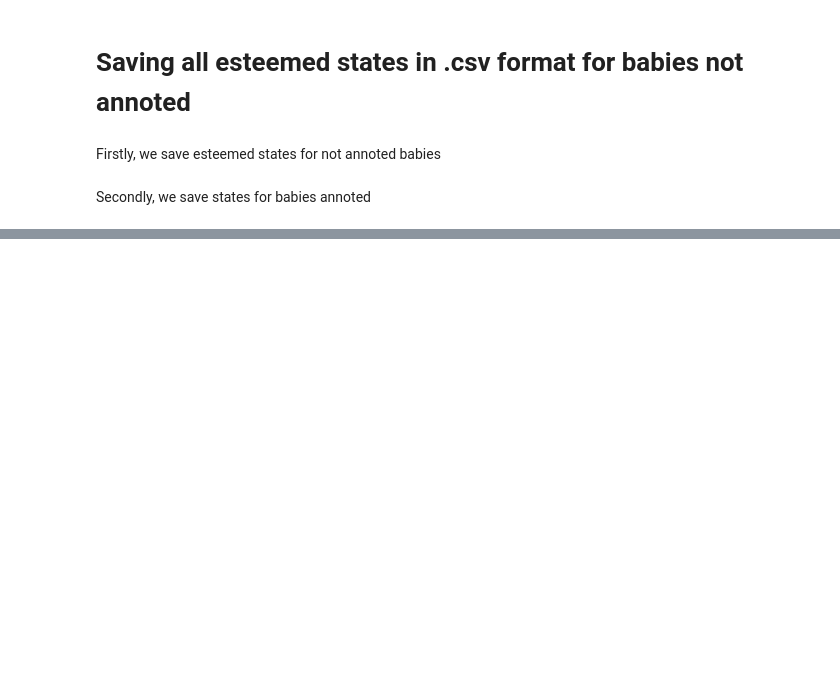
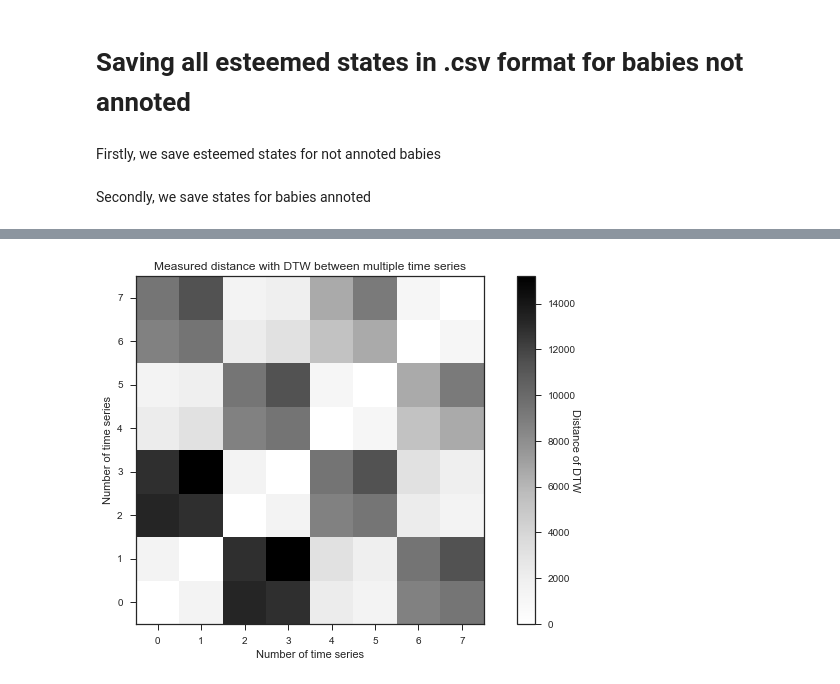
Before and after one commit to AVAGLIO/BABY, a Jupyter notebook: Baby.ipynb, the cells around one changed output, grey strips where cells are left out. Cells and saved outputs as stored; diff of their text form; code cells hidden in the pictures; blank space fills up the shorter version.

```diff
--- a/Baby.ipynb
+++ b/Baby.ipynb
@@ -1292,5 +1219,6 @@ for baby in babies:
         file_path_labels = baby +'/'+baby_state+'/labels/'
         for audio_file_path in glob.glob(file_path_audio+'*.wav'):
             labels_file = label_Annotated[label_Annotated.file == os.path.basename(audio_file_path)]
+            labels_file = labels_file.drop_duplicates()
             labels_file = labels_file[['start','dur','label']]
             labels_file.to_csv(file_path_labels+os.path.splitext(os.path.basename(audio_file_path))[0]+'.csv',sep='\t', index=False)
@@ -1296,0 +1918,10 @@ for baby in babies:
+# %%
+start = time.time()
+function_lme1(rdf_lme,"mean_EX")
+end = time.time()
+print(end - start)
+
+start = time.time()
+function_lme2(rdf_lme,"mean_EX")
+end = time.time()
+print(end - start)
@@ -1296,0 +2068,8 @@ for baby in babies:
+# %%
+all_babies_pitch_contours = pd.DataFrame.from_csv('all_babies_pitch_contours.csv',sep='\t',index_col=None)
+
+all_babies_pitch_contours = all_babies_pitch_contours[all_babies_pitch_contours.pitch_contour != '-1']
+
+all_babies_pitch_contours['baby_id'] = all_babies_pitch_contours['baby_id'].apply(correct_baby_id)
+
+all_babies_pitch_contours
@@ -1296,0 +2247,68 @@ for baby in babies:
+# %%
+# Test on various signal to try different weights_mul and band_rad
+
+X2 = selected_pitch_contours.iloc[0]['pitch_contour']
+X_cents = np.asarray(map(lambda x: 1200*math.log(x/float(REF), 2), X2))
+X_cents = X_cents - mean(X_cents)
+#
+X2 = selected_pitch_contours.iloc[1]['pitch_contour']
+Y_cents = np.asarray(map(lambda x: 1200*math.log(x/float(REF), 2), Y2))
+Y_cents = Y_cents - mean(Y_cents)
+
+PC0 = X_cents
+PC1 = Y_cents
+PC2 = - X_cents
+PC3 = - Y_cents
+PC4 = X_cents*0.4
+PC5 = Y_cents*0.6
+PC6 = - X_cents*0.4
+PC7 = - Y_cents*0.6
+
+all_PC = {}
+all_PC['PC0'] = PC0
+all_PC['PC1'] = PC1
+all_PC['PC2'] = PC2
+all_PC['PC3'] = PC3
+all_PC['PC4'] = PC4
+all_PC['PC5'] = PC5
+all_PC['PC6'] = PC6
+all_PC['PC7'] = PC7
+
+# Init parameters
+
+weights_mul = np.array([2, 1, 1])
+
+band_rad = 0.25
+
+# Creation matrice distance
+
+MAT_DTW_PC = np.zeros((len(all_PC),len(all_PC)))
+
+for i in range(len(all_PC)):
+    for j in range(i):
+        PCA = all_PC['PC'+str(i)]
+        PCB = all_PC['PC'+str(j)]
+        if len(PCA) > len(PCB):
+            temp = PCA
+            PCA = PCB
+            PCB = temp
+        D, wp = librosa.dtw(PCA, PCB,weights_mul=weights_mul, global_constraints=global_constraints,band_rad = band_rad)
+        DTW = D[len(PCA)-1,len(PCB)-1]
+        MAT_DTW_PC[i,j] = DTW
+
+MAT_DTW_PC = MAT_DTW_PC + MAT_DTW_PC.transpose()
+
+# Display matrice distance
+
+fig = plt.figure(figsize=(12, 6.4))
+ax = fig.add_subplot(111)
+ax.set_title('Measured distance with DTW between multiple time series')
+plt.imshow(MAT_DTW_PC, origin='lower')
+plt.xticks(np.arange(0, len(all_PC), dtype=np.int))
+plt.xlabel('Number of time series')
+plt.ylabel('Number of time series')
+plt.yticks(np.arange(0, len(all_PC), dtype=np.int))
+cbar = plt.colorbar(orientation='vertical');
+cbar.set_label('Distance of DTW', rotation=270)
+# %% [output]
+[figure, added]
```
Also changed, not shown: parts of 136 cells of this notebook.
